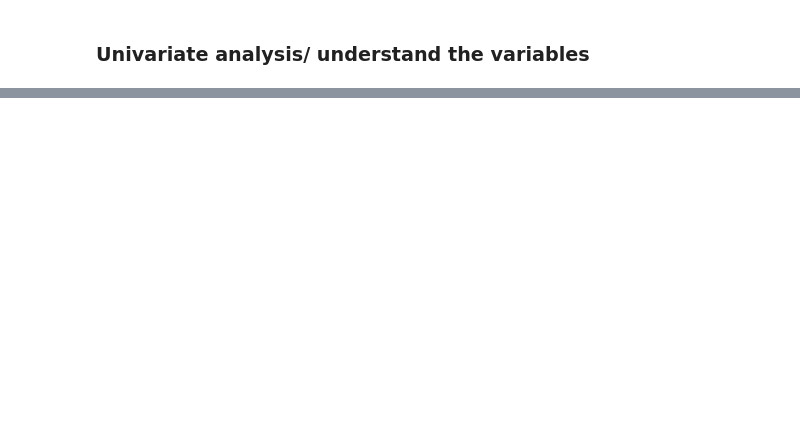
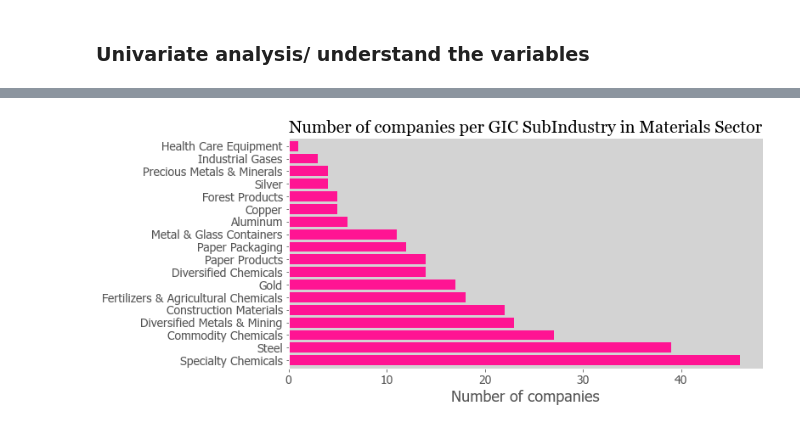
Before and after one commit to Jenkir/Materials-GICsector-EDA, a Jupyter notebook: Materials.ipynb, the cells around one changed output, grey strips where cells are left out. Cells and saved outputs as stored; diff of their text form; code cells hidden in the pictures; blank space fills up the shorter version.

```diff
--- a/Materials.ipynb
+++ b/Materials.ipynb
@@ -245,0 +279,20 @@ kurtosis: 1.1190510830705693
+# %%
+# REMOVE GRIDLINES
+csfont = {'fontname': 'Georgia'}
+hfont = {'fontname': 'Tahoma'}
+
+fig, ax = plt.subplots(figsize=(10,5))
+
+ax = df1.GIC_SubIndustry.value_counts().plot(kind="barh", color ='deeppink', width=0.8)
+
+ax.set_facecolor("lightgray")
+plt.title("Number of companies per GIC SubIndustry in Materials Sector", fontsize=20,**csfont)
+plt.xlabel("Number of companies", fontsize=18,**hfont)
+plt.xticks(fontsize=14, **hfont)
+plt.ylabel("", fontsize=18)
+plt.yticks(fontsize=14, **hfont)
+ax.grid(False)
+
+plt.show()
+# %% [output]
+[figure, added]
```
Also changed, not shown: parts of 40 cells of this notebook, 10 other files.
